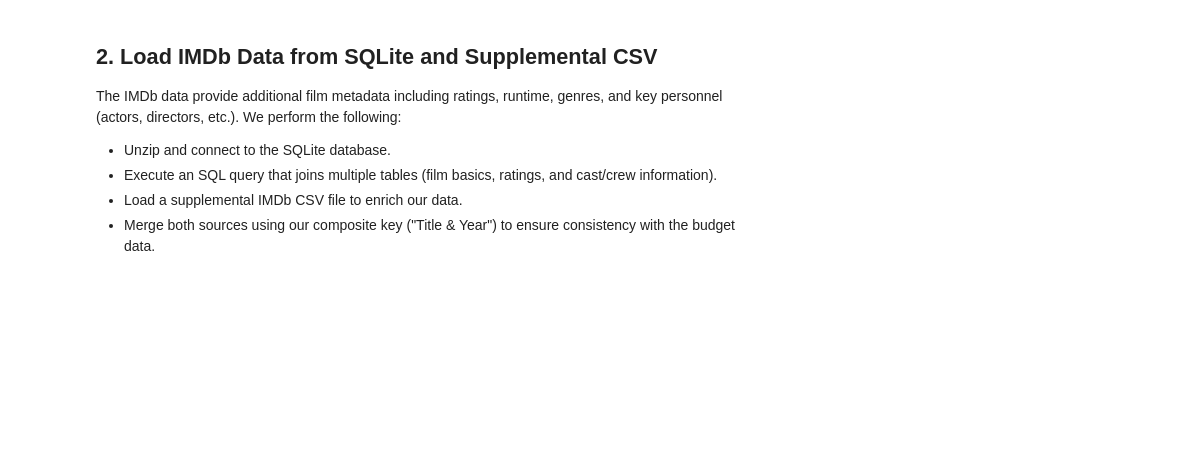
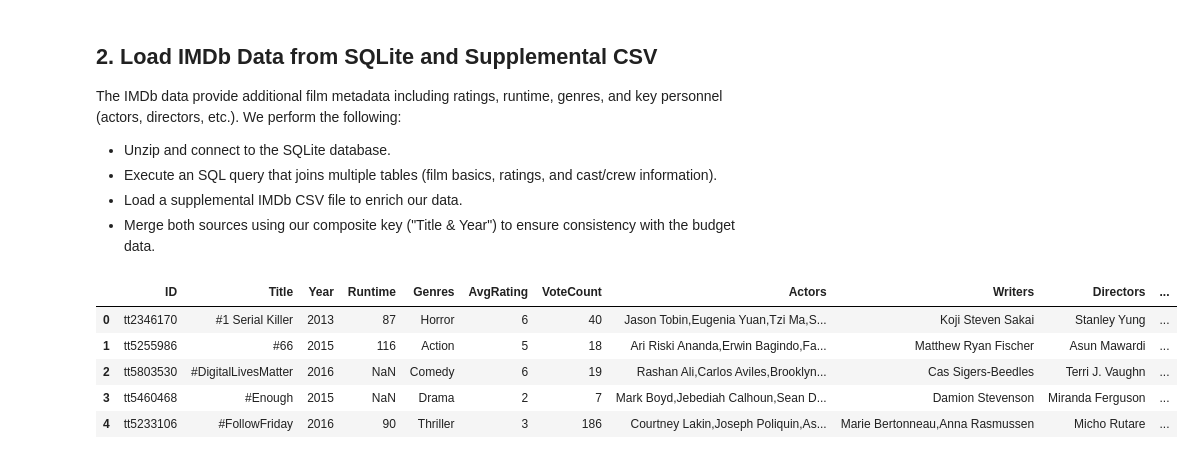
Before and after one commit to Pfuglo1/Movie-Analysis, a Jupyter notebook: Movie Analysis Project.ipynb, the cells around one changed output. Saved outputs shown, nothing was run; the diff lists cells and outputs as text; code cells hidden in the pictures; blank space fills up the shorter version.

```diff
--- a/Movie Analysis Project.ipynb
+++ b/Movie Analysis Project.ipynb
@@ -162,0 +169,75 @@ The IMDb data provide additional film metadata including ratings, runtime, genre
+# %%
+# Connect to the SQLite database and execute the query
+conn = sqlite3.connect('./zippedData/im.db')
+# %%
+sql_query = """
+WITH big_table AS (
+    SELECT
+        mb.movie_id,
+        mb.primary_title,
+        mb.start_year,
+        mb.runtime_minutes,
+        mb.genres,
+        mr.averagerating,
+        mr.numvotes
+    FROM movie_basics AS mb
+        JOIN movie_ratings AS mr USING(movie_id)
+        JOIN principals AS pr USING(movie_id)
+        JOIN persons AS ps USING(person_id)
+    WHERE mb.start_year > 2000
+    GROUP BY mb.movie_id
+),
+ActorNames AS (
+    SELECT p.movie_id, GROUP_CONCAT(pe.primary_name) AS Actors
+    FROM principals p JOIN persons pe USING(person_id)
+    WHERE p.category IN ('actor', 'actress', 'self')
+    GROUP BY p.movie_id
+),
+WriterNames AS (
+    SELECT p.movie_id, GROUP_CONCAT(pe.primary_name) AS Writers
+    FROM principals p JOIN persons pe USING(person_id)
+    WHERE p.category IN ('writer')
+    GROUP BY p.movie_id
+),
+DirectorNames AS (
+    SELECT p.movie_id, GROUP_CONCAT(pe.primary_name) AS Directors
+    FROM principals p JOIN persons pe USING(person_id)
+    WHERE p.category IN ('director')
+    GROUP BY p.movie_id
+),
+ProducerNames AS (
+    SELECT p.movie_id, GROUP_CONCAT(pe.primary_name) AS Producers
+    FROM principals p JOIN persons pe USING(person_id)
+    WHERE p.category IN ('producer')
+    GROUP BY p.movie_id
+)
+SELECT
+    b.movie_id AS ID,
+    b.primary_title AS Title,
+    b.start_year AS Year,
+    b.runtime_minutes AS Runtime,
+    b.genres AS Genres,
+    b.averagerating AS AvgRating,
+    b.numvotes AS VoteCount,
+    a.Actors,
+    w.Writers,
+    d.Directors,
+    p.Producers
+FROM big_table b
+    JOIN ActorNames a USING(movie_id)
+    JOIN WriterNames w USING(movie_id)
+    JOIN DirectorNames d USING(movie_id)
+    JOIN ProducerNames p USING(movie_id)
+ORDER BY b.primary_title;
+"""
+
+df_imdb_sql = pd.read_sql(sql_query, conn)
+conn.close()
+df_imdb_sql.head()
+# %% [output]
+|  | ID | Title | Year | Runtime | Genres | AvgRating | VoteCount | Actors | Writers | Directors | ... |
+| 0 | tt2346170 | #1 Serial Killer | 2013 | 87 | Horror | 6 | 40 | Jason Tobin,Eugenia Yuan,Tzi Ma,S... | Koji Steven Sakai | Stanley Yung | ... |
+| 1 | tt5255986 | #66 | 2015 | 116 | Action | 5 | 18 | Ari Riski Ananda,Erwin Bagindo,Fa... | Matthew Ryan Fischer | Asun Mawardi | ... |
+| 2 | tt5803530 | #DigitalLivesMatter | 2016 | NaN | Comedy | 6 | 19 | Rashan Ali,Carlos Aviles,Brooklyn... | Cas Sigers-Beedles | Terri J. Vaughn | ... |
+| 3 | tt5460468 | #Enough | 2015 | NaN | Drama | 2 | 7 | Mark Boyd,Jebediah Calhoun,Sean D... | Damion Stevenson | Miranda Ferguson | ... |
+| 4 | tt5233106 | #FollowFriday | 2016 | 90 | Thriller | 3 | 186 | Courtney Lakin,Joseph Poliquin,As... | Marie Bertonneau,Anna Rasmussen | Micho Rutare | ... |
```
Also changed, not shown: parts of 9 cells of this notebook, 1 other file.
